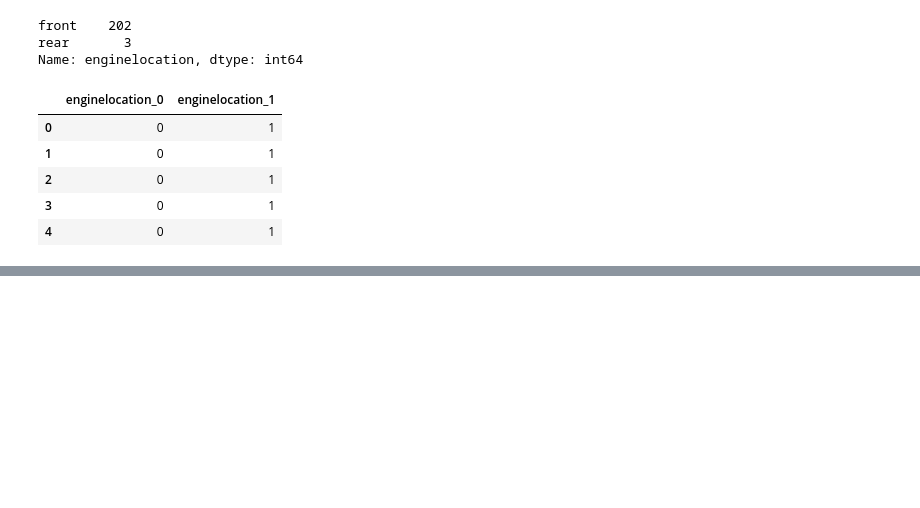
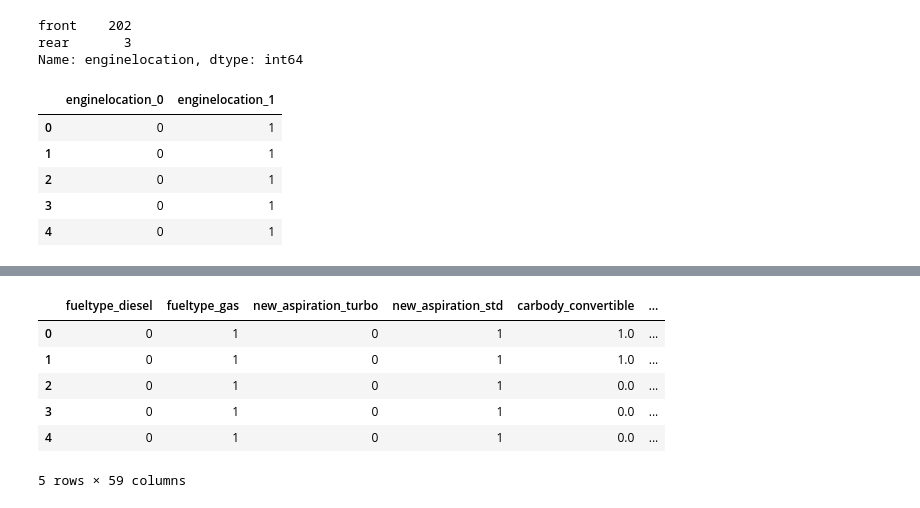
Before and after one commit to Emmanuel-Begati/Machine-Learning-and-AI, a Jupyter notebook: Car_Price_Prediction.ipynb, the cells around one changed output, grey strips where cells are left out. Drawn from its saved outputs; the diff is of its cells as text; code cells hidden in the pictures; blank space fills up the shorter version.

```diff
--- a/Car_Price_Prediction.ipynb
+++ b/Car_Price_Prediction.ipynb
@@ -648,0 +659,14 @@ newer_df.head()
+# %%
+df_for_concat = [new_fuel_type, new_aspiration, new_car_body, new_drive_wheel, new_enginelocation, new_fuelsystem, new_brand, newer_df]
+# %%
+df_for_modeling = pd.concat(df_for_concat, axis=1)
+# %%
+df_for_modeling.head()
+# %% [output]
+|  | fueltype_diesel | fueltype_gas | new_aspiration_turbo | new_aspiration_std | carbody_convertible | ... |
+| 0 | 0 | 1 | 0 | 1 | 1.0 | ... |
+| 1 | 0 | 1 | 0 | 1 | 1.0 | ... |
+| 2 | 0 | 1 | 0 | 1 | 0.0 | ... |
+| 3 | 0 | 1 | 0 | 1 | 0.0 | ... |
+| 4 | 0 | 1 | 0 | 1 | 0.0 | ... |
+5 rows × 59 columns
```
Also changed, not shown: parts of 65 cells of this notebook.
